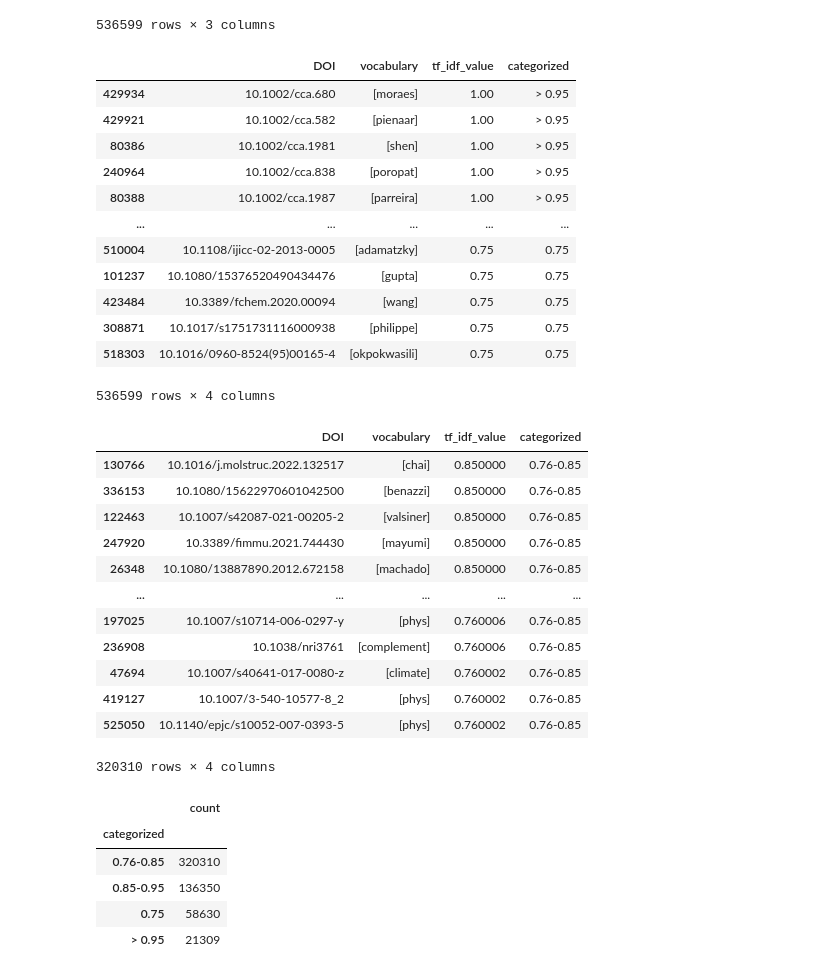
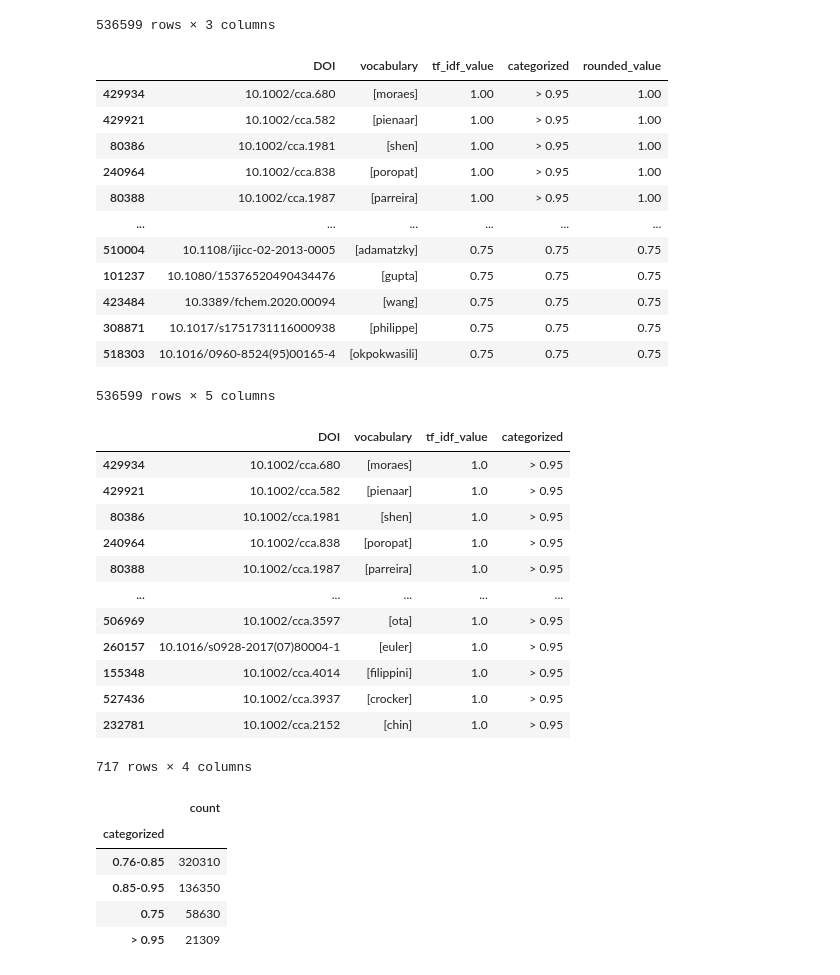
Before and after one commit to eshadatta/sneaked_refs_explorations, a Jupyter notebook: process_tfidf_output.ipynb, the cells around one changed output. Drawn from its saved outputs; the diff is of its cells as text; code cells hidden in the pictures.

```diff
--- a/process_tfidf_output.ipynb
+++ b/process_tfidf_output.ipynb
@@ -74,39 +74,40 @@ processed_df
 # %%
 import pandas as pd
 bins = [0,0.76, 0.85, 0.95, 1.00]
 labels = ["0.75","0.76-0.85","0.85-0.95","> 0.95"]
 processed_df['categorized'] = pd.cut(processed_df['tf_idf_value'], bins=bins, labels=labels)
+processed_df['rounded_value'] = processed_df.tf_idf_value.apply(lambda x: round(x,2))
 processed_df
 # %% [output]
-|  | DOI | vocabulary | tf_idf_value | categorized |
-| 429934 | 10.1002/cca.680 | [moraes] | 1.00 | > 0.95 |
-| 429921 | 10.1002/cca.582 | [pienaar] | 1.00 | > 0.95 |
-| 80386 | 10.1002/cca.1981 | [shen] | 1.00 | > 0.95 |
-| 240964 | 10.1002/cca.838 | [poropat] | 1.00 | > 0.95 |
-| 80388 | 10.1002/cca.1987 | [parreira] | 1.00 | > 0.95 |
-| ... | ... | ... | ... | ... |
-| 510004 | 10.1108/ijicc-02-2013-0005 | [adamatzky] | 0.75 | 0.75 |
-| 101237 | 10.1080/15376520490434476 | [gupta] | 0.75 | 0.75 |
-| 423484 | 10.3389/fchem.2020.00094 | [wang] | 0.75 | 0.75 |
-| 308871 | 10.1017/s1751731116000938 | [philippe] | 0.75 | 0.75 |
-| 518303 | 10.1016/0960-8524(95)00165-4 | [okpokwasili] | 0.75 | 0.75 |
+|  | DOI | vocabulary | tf_idf_value | categorized | rounded_value |
+| 429934 | 10.1002/cca.680 | [moraes] | 1.00 | > 0.95 | 1.00 |
+| 429921 | 10.1002/cca.582 | [pienaar] | 1.00 | > 0.95 | 1.00 |
+| 80386 | 10.1002/cca.1981 | [shen] | 1.00 | > 0.95 | 1.00 |
+| 240964 | 10.1002/cca.838 | [poropat] | 1.00 | > 0.95 | 1.00 |
+| 80388 | 10.1002/cca.1987 | [parreira] | 1.00 | > 0.95 | 1.00 |
+| ... | ... | ... | ... | ... | ... |
+| 510004 | 10.1108/ijicc-02-2013-0005 | [adamatzky] | 0.75 | 0.75 | 0.75 |
+| 101237 | 10.1080/15376520490434476 | [gupta] | 0.75 | 0.75 | 0.75 |
+| 423484 | 10.3389/fchem.2020.00094 | [wang] | 0.75 | 0.75 | 0.75 |
+| 308871 | 10.1017/s1751731116000938 | [philippe] | 0.75 | 0.75 | 0.75 |
+| 518303 | 10.1016/0960-8524(95)00165-4 | [okpokwasili] | 0.75 | 0.75 | 0.75 |
-536599 rows × 4 columns
+536599 rows × 5 columns
 # %%
-processed_df[processed_df.categorized == "0.76-0.85"]
+processed_df[processed_df.tf_idf_value == 1]
 # %% [output]
 |  | DOI | vocabulary | tf_idf_value | categorized |
-| 130766 | 10.1016/j.molstruc.2022.132517 | [chai] | 0.850000 | 0.76-0.85 |
-| 336153 | 10.1080/15622970601042500 | [benazzi] | 0.850000 | 0.76-0.85 |
-| 122463 | 10.1007/s42087-021-00205-2 | [valsiner] | 0.850000 | 0.76-0.85 |
-| 247920 | 10.3389/fimmu.2021.744430 | [mayumi] | 0.850000 | 0.76-0.85 |
-| 26348 | 10.1080/13887890.2012.672158 | [machado] | 0.850000 | 0.76-0.85 |
+| 429934 | 10.1002/cca.680 | [moraes] | 1.0 | > 0.95 |
+| 429921 | 10.1002/cca.582 | [pienaar] | 1.0 | > 0.95 |
+| 80386 | 10.1002/cca.1981 | [shen] | 1.0 | > 0.95 |
+| 240964 | 10.1002/cca.838 | [poropat] | 1.0 | > 0.95 |
+| 80388 | 10.1002/cca.1987 | [parreira] | 1.0 | > 0.95 |
 | ... | ... | ... | ... | ... |
-| 197025 | 10.1007/s10714-006-0297-y | [phys] | 0.760006 | 0.76-0.85 |
-| 236908 | 10.1038/nri3761 | [complement] | 0.760006 | 0.76-0.85 |
-| 47694 | 10.1007/s40641-017-0080-z | [climate] | 0.760002 | 0.76-0.85 |
-| 419127 | 10.1007/3-540-10577-8_2 | [phys] | 0.760002 | 0.76-0.85 |
-| 525050 | 10.1140/epjc/s10052-007-0393-5 | [phys] | 0.760002 | 0.76-0.85 |
+| 506969 | 10.1002/cca.3597 | [ota] | 1.0 | > 0.95 |
+| 260157 | 10.1016/s0928-2017(07)80004-1 | [euler] | 1.0 | > 0.95 |
+| 155348 | 10.1002/cca.4014 | [filippini] | 1.0 | > 0.95 |
+| 527436 | 10.1002/cca.3937 | [crocker] | 1.0 | > 0.95 |
+| 232781 | 10.1002/cca.2152 | [chin] | 1.0 | > 0.95 |
-320310 rows × 4 columns
+717 rows × 4 columns
 # %%
 categorized = pd.DataFrame(processed_df.categorized.value_counts())
 # %%
```
Also changed, not shown: parts of 6 cells of this notebook.
